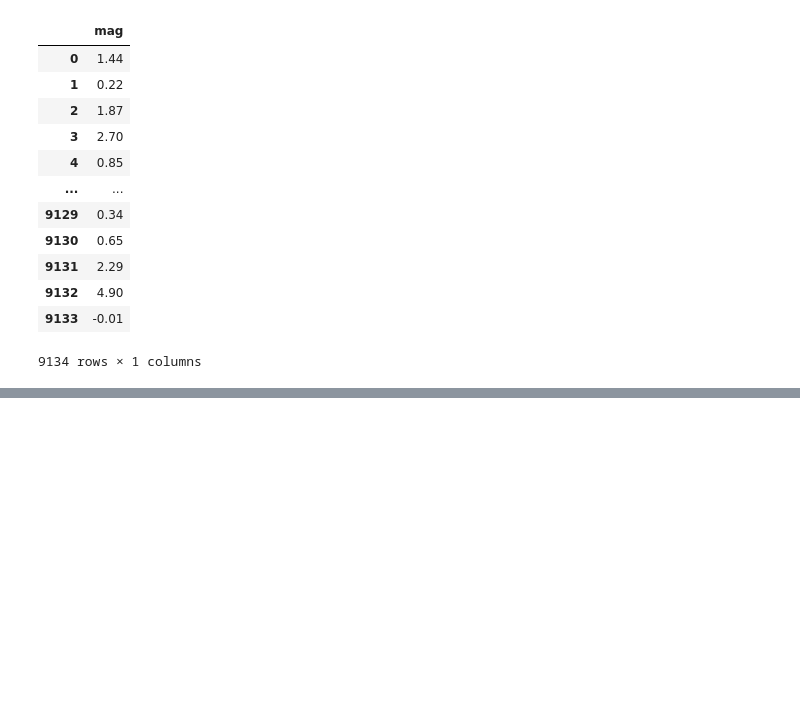
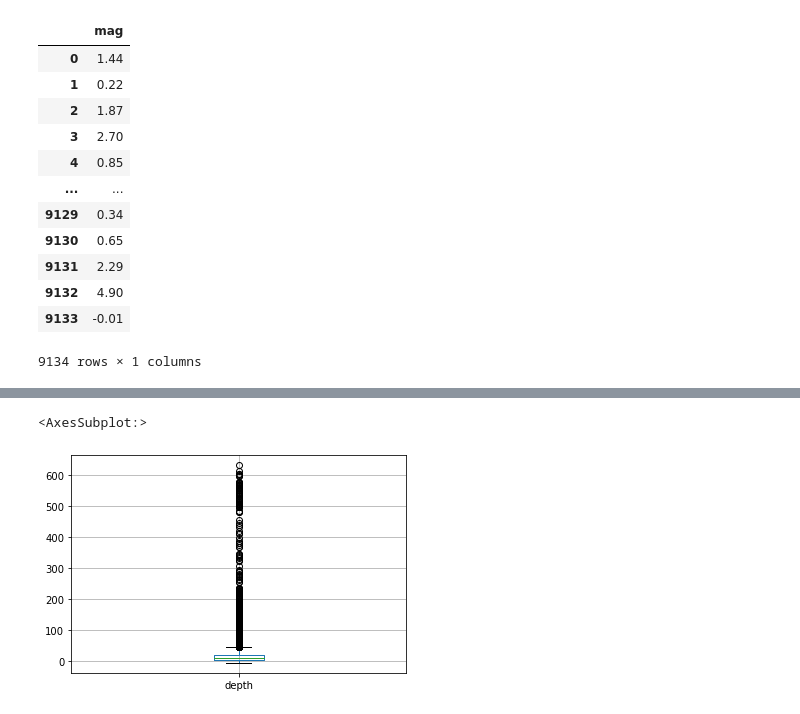
Before and after one commit to catstacks/TDADSAssignments, a Jupyter notebook: Earthquake_Visualisations.ipynb, the cells around one changed output, grey strips where cells are left out. Drawn from its saved outputs; the diff is of its cells as text; code cells hidden in the pictures; blank space fills up the shorter version.

```diff
--- a/Earthquake_Visualisations.ipynb
+++ b/Earthquake_Visualisations.ipynb
@@ -155,0 +199,6 @@ pd.cut(mag_list, 9, right=False, labels=['Group A', 'Group B', 'Group C', 'Group
+# %%
+fig3, ax = plt.subplots()
+earthquakes.boxplot(column='depth', ax=ax)
+# %% [output]
+<AxesSubplot:>
+[figure, added]
```
Also changed, not shown: parts of 6 cells of this notebook, 1 other file.
